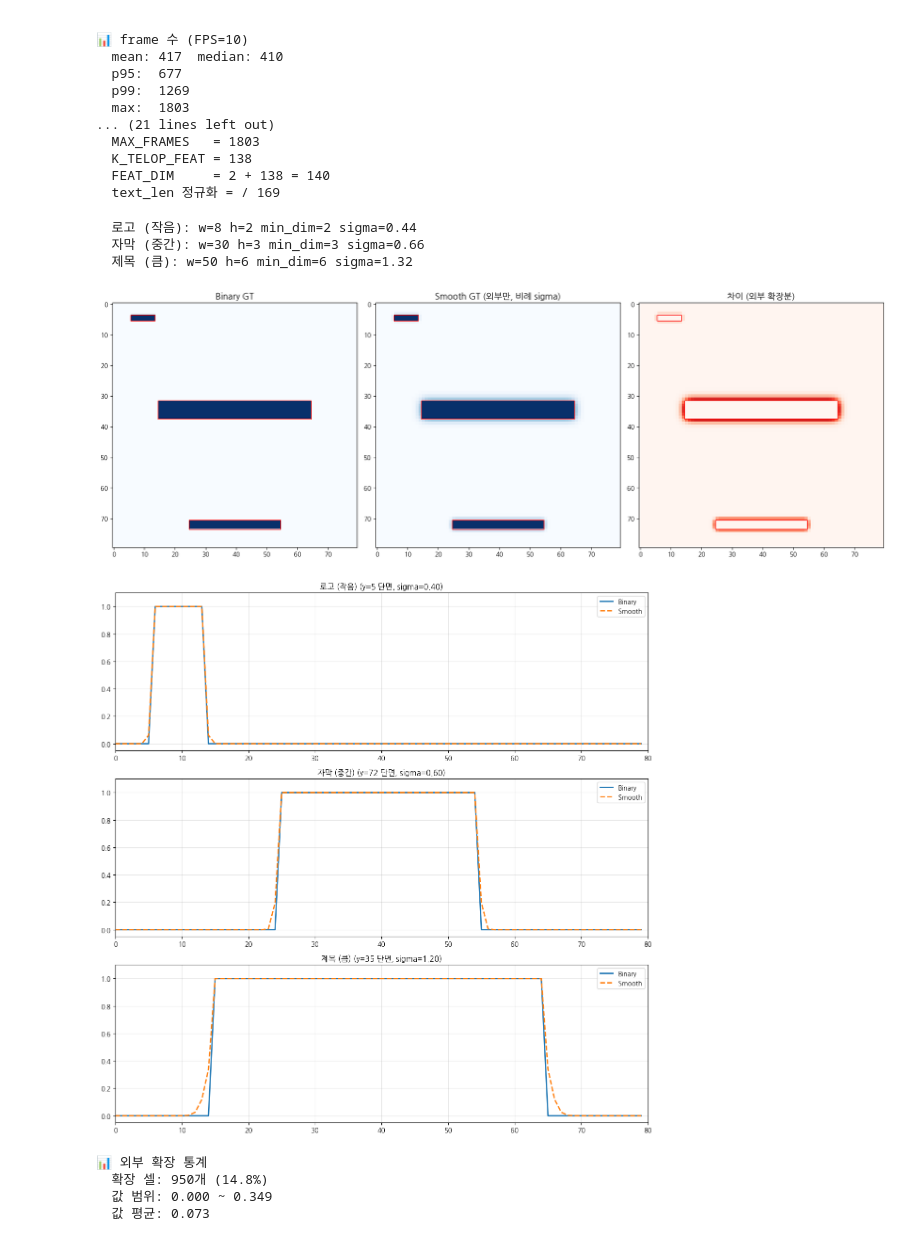
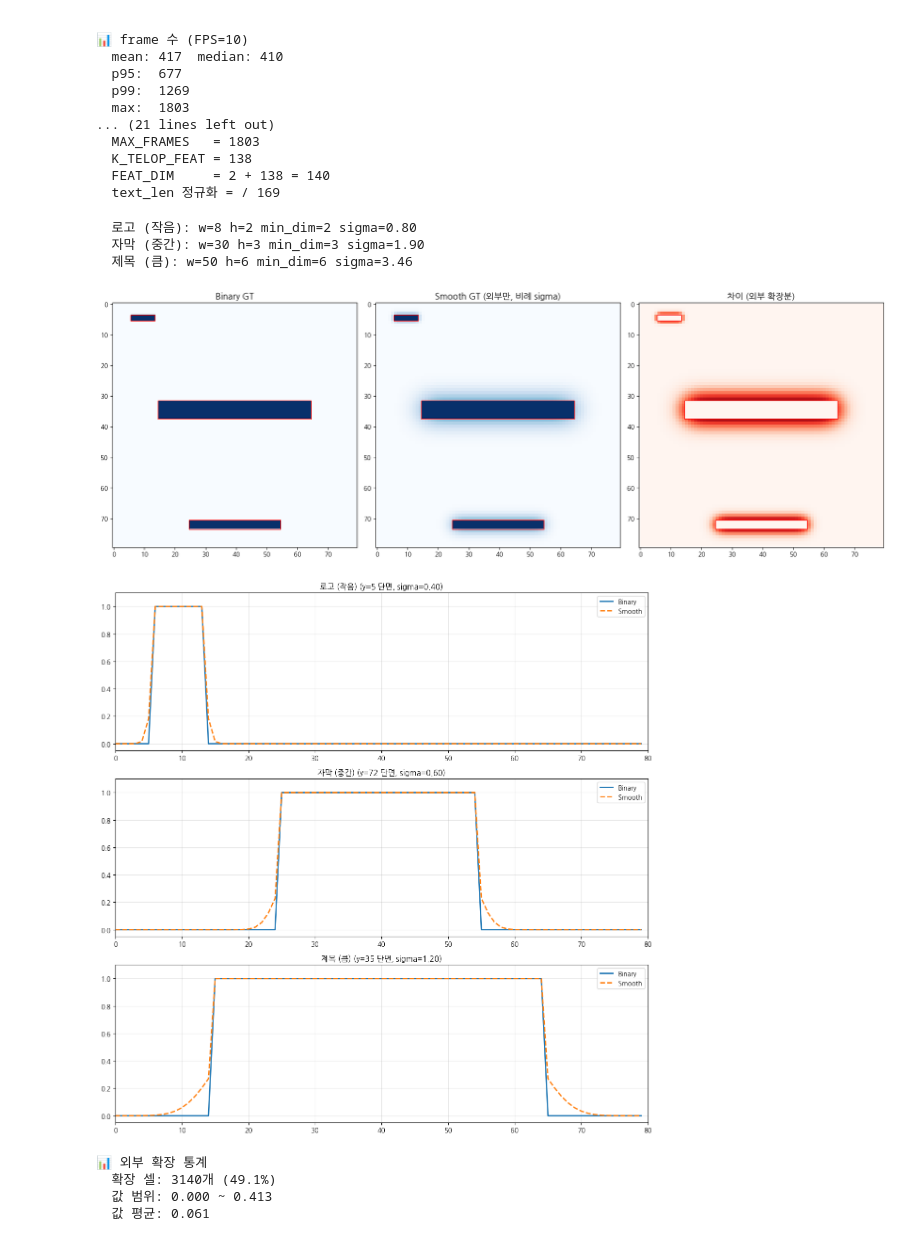
Before and after one commit to taeyoung-ko/telop-generation, a Jupyter notebook: debug.ipynb, the cells around one changed output. Drawn from its saved outputs; the diff is of its cells as text; code cells hidden in the pictures.

```diff
--- a/debug.ipynb
+++ b/debug.ipynb
@@ -557,7 +557,8 @@ for t in telops:
     single[y0:y1, x0:x1] = 1.0
 
     min_dim = min(t["w"], t["h"])
-    sigma = min_dim * 0.22
+    sigma = np.sqrt(t["w"] * t["h"]) * 0.2
+
 
     blurred = gaussian_filter(single, sigma=sigma)
     merged = np.maximum(single, blurred)
@@ -589,39 +590,39 @@ for ax in axes:
     ax.set_ylim(GRID_H-0.5, -0.5)
 
 plt.tight_layout()
 plt.savefig("./label_smoothing_proportional.png", dpi=150, bbox_inches="tight")
 plt.show()
 
 # ── 텔롭별 단면 ──
 fig2, axes2 = plt.subplots(len(telops), 1, figsize=(12, 4*len(telops)))
 for i, t in enumerate(telops):
     cy = t["cy"]
     axes2[i].plot(binary[cy, :], label="Binary", linewidth=2)
     axes2[i].plot(smooth[cy, :], label="Smooth", linewidth=2, linestyle="--")
     axes2[i].set_title(f"{t['name']} (y={cy} 단면, sigma={max(0.3, min(t['w'],t['h'])*0.2):.2f})", fontsize=12)
     axes2[i].set_xlim(0, GRID_W)
     axes2[i].set_ylim(-0.05, 1.1)
     axes2[i].legend()
     axes2[i].grid(True, alpha=0.3)
 
 plt.tight_layout()
 plt.savefig("./label_smoothing_cross_section.png", dpi=150, bbox_inches="tight")
 plt.show()
 
 # ── 통계 ──
 ext = smooth - binary
 ext_nonzero = ext[ext > 0]
 print(f"\n📊 외부 확장 통계")
 print(f"  확장 셀: {len(ext_nonzero)}개 ({len(ext_nonzero)/(GRID_H*GRID_W)*100:.1f}%)")
 print(f"  값 범위: {ext_nonzero.min():.3f} ~ {ext_nonzero.max():.3f}")
 print(f"  값 평균: {ext_nonzero.mean():.3f}")
 # %% [output]
-  로고 (작음): w=8 h=2 min_dim=2 sigma=0.44
-  자막 (중간): w=30 h=3 min_dim=3 sigma=0.66
-  제목 (큼): w=50 h=6 min_dim=6 sigma=1.32
+  로고 (작음): w=8 h=2 min_dim=2 sigma=0.80
+  자막 (중간): w=30 h=3 min_dim=3 sigma=1.90
+  제목 (큼): w=50 h=6 min_dim=6 sigma=3.46
-[figure, old version]
+[figure, new version]
-[figure, old version]
+[figure, new version]
 📊 외부 확장 통계
-  확장 셀: 950개 (14.8%)
-  값 범위: 0.000 ~ 0.349
-  값 평균: 0.073
+  확장 셀: 3140개 (49.1%)
+  값 범위: 0.000 ~ 0.413
+  값 평균: 0.061
```
Also changed, not shown: 4 other files.
